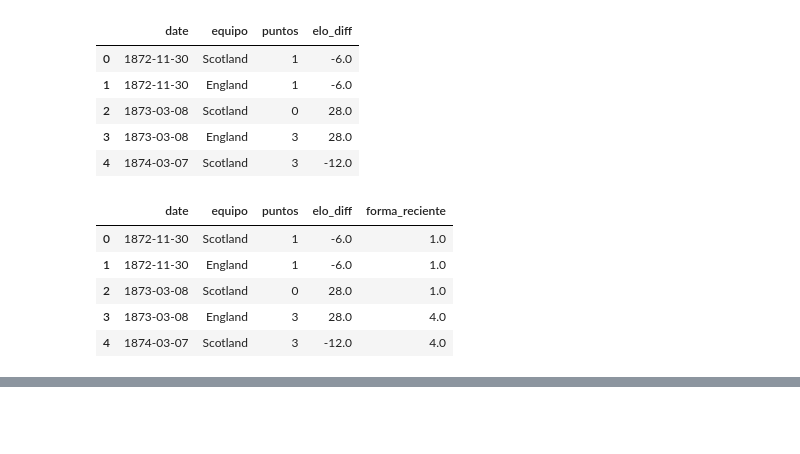
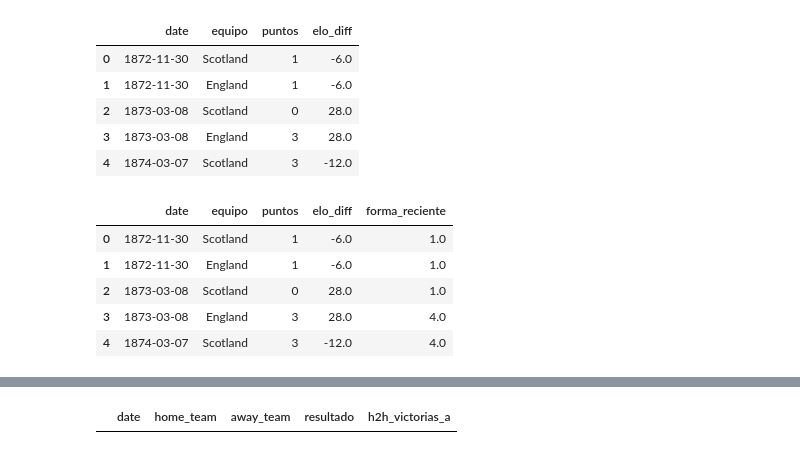
Before and after one commit to MaximilianoPalma03/mundial-predictor, a Jupyter notebook: notebooks/01_exploracion.ipynb, the cells around one changed output, grey strips where cells are left out. Cells and saved outputs as stored; diff of their text form; code cells hidden in the pictures; blank space fills up the shorter version.

```diff
--- a/notebooks/01_exploracion.ipynb
+++ b/notebooks/01_exploracion.ipynb
@@ -423,0 +497,4 @@ df_forma.head()
+# %%
+df_merged[(df_merged['equipo_a'] == 'Argentina') & (df_merged['equipo_b'] == 'Brasil')][['date', 'home_team', 'away_team', 'resultado', 'h2h_victorias_a']].tail(10)
+# %% [output]
+|  | date | home_team | away_team | resultado | h2h_victorias_a |
```
Also changed, not shown: parts of 14 cells of this notebook, 4 other files.
